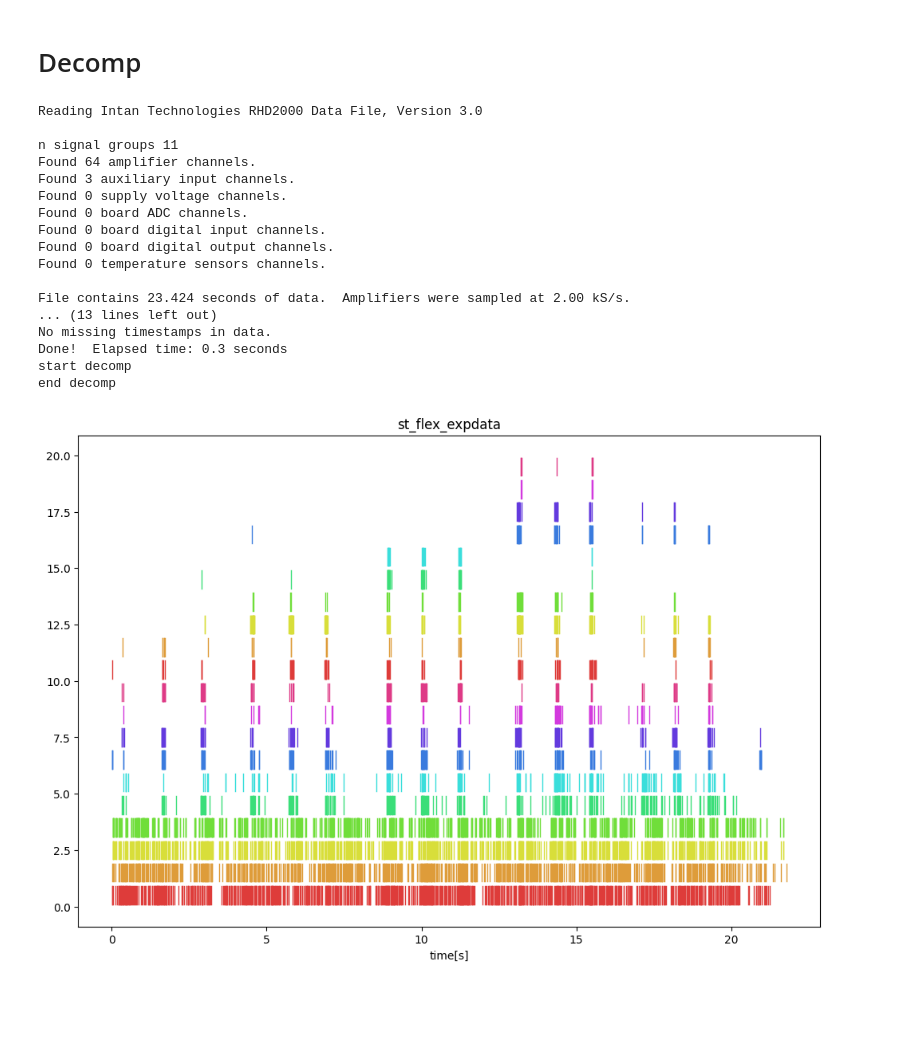
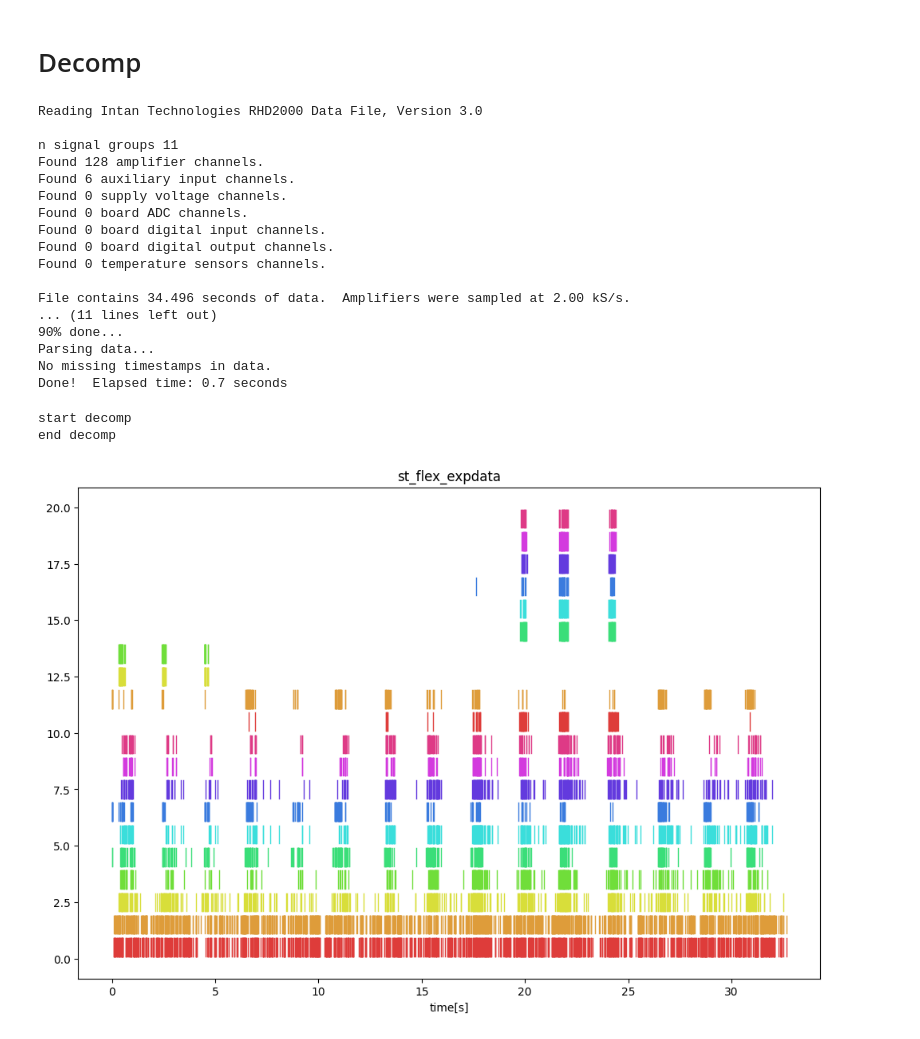
Before and after one commit to mechAneko12/EMG_decomposition_rhd, a Jupyter notebook: offline_analysis/load_decomp.ipynb, the cells around one changed output. Drawn from its saved outputs; the diff is of its cells as text; code cells hidden in the pictures; blank space fills up the shorter version.

```diff
--- a/offline_analysis/load_decomp.ipynb
+++ b/offline_analysis/load_decomp.ipynb
@@ -62,46 +86,51 @@ def interporate_grid(Z, rate=2):
 # %% [markdown]
 # Decomp
+# %%
+path_root = 'G:/共有ドライブ/MFG/project/Biomedical engineering/Project プロジェクト/Bionic hand/EMG実験/20221220_zhang'
+filename = get_newest_file(path_root)
+filename = 'five_221220_133845'
+
+path = f'{path_root}/{filename}/{filename}.rhd'
+emg_filt = filt_all_rhd(path)
+emg_flex = emg_filt[:, :64]
+# %% [output]
+Reading Intan Technologies RHD2000 Data File, Version 3.0
+
+n signal groups 11
+Found 128 amplifier channels.
+Found 6 auxiliary input channels.
+Found 0 supply voltage channels.
+Found 0 board ADC channels.
+Found 0 board digital input channels.
+Found 0 board digital output channels.
+Found 0 temperature sensors channels.
+
+File contains 34.496 seconds of data.  Amplifiers were sampled at 2.00 kS/s.
+... (11 lines left out)
+90% done...
+Parsing data...
+No missing timestamps in data.
+Done!  Elapsed time: 0.7 seconds
 # %%
-path_root = 'G:/共有ドライブ/MFG/project/Biomedical engineering/Project プロジェクト/Bionic hand/EMG実験/20221217'
-filename = get_newest_file(path_root)
-filename = 'five_221217_171758'
-path = f'{path_root}/{filename}/{filename}.rhd'
-
-emg_filt = filt_all_rhd(path)
+# param
+n_motor_unit = 20
 
 # decomp
-emg_flex = emg_filt[:, :64]
-
 print('start decomp')
 est_flex = EmgDecomposition(
-    n_motor_unit=20,
+    n_motor_unit=n_motor_unit,
     n_delayed=8,
     random_state=0,
-    cashe=filename,
+    cashe= os.path.basename(path_root)[9:] +'_' + filename + '_mu' + str(n_motor_unit),
     flag_sil=False,
     flag_pca=False)
 est_flex.fit(emg_flex)
 st_flex, mu_flex = est_flex.transform(emg_flex)
 
 print('end decomp')
 plt.rcParams['figure.figsize'] = (12.0, 8.0)
 plot_spikes(st_flex[:, :20][:, ::-1], title='st_flex_expdata')
 # %% [output]
-Reading Intan Technologies RHD2000 Data File, Version 3.0
-
-n signal groups 11
-Found 64 amplifier channels.
-Found 3 auxiliary input channels.
-Found 0 supply voltage channels.
-Found 0 board ADC channels.
-Found 0 board digital input channels.
-Found 0 board digital output channels.
-Found 0 temperature sensors channels.
-
-File contains 23.424 seconds of data.  Amplifiers were sampled at 2.00 kS/s.
-... (13 lines left out)
-No missing timestamps in data.
-Done!  Elapsed time: 0.3 seconds
 start decomp
 end decomp
-[figure, old version]
+[figure, new version]
```
Also changed, not shown: parts of 9 cells of this notebook, 1 other file.
